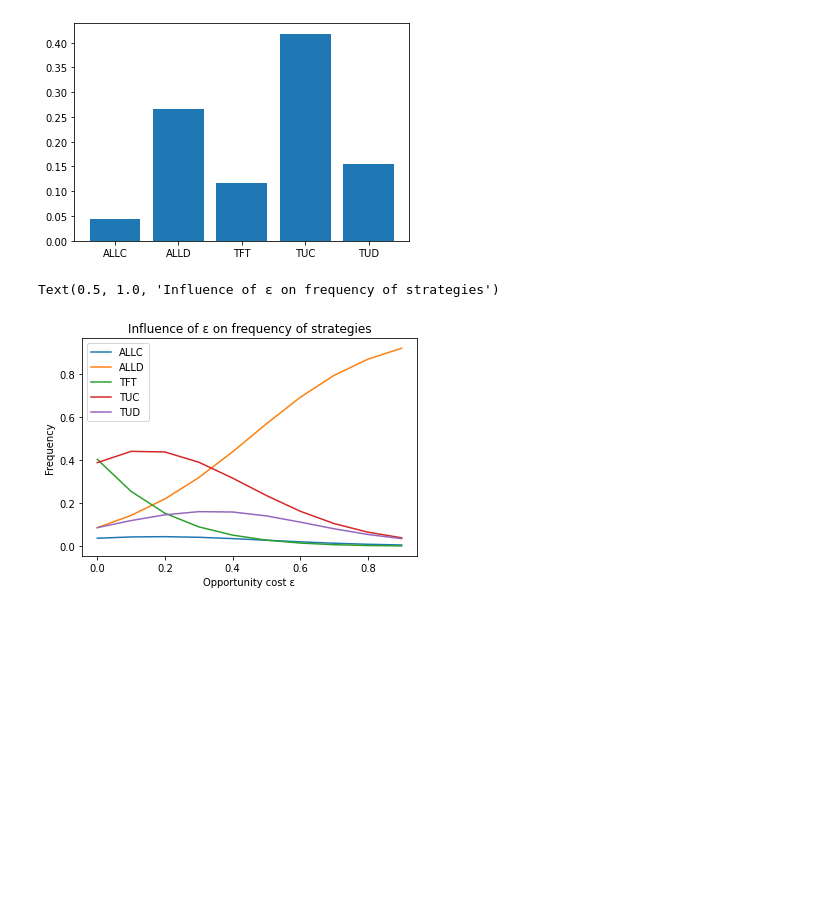
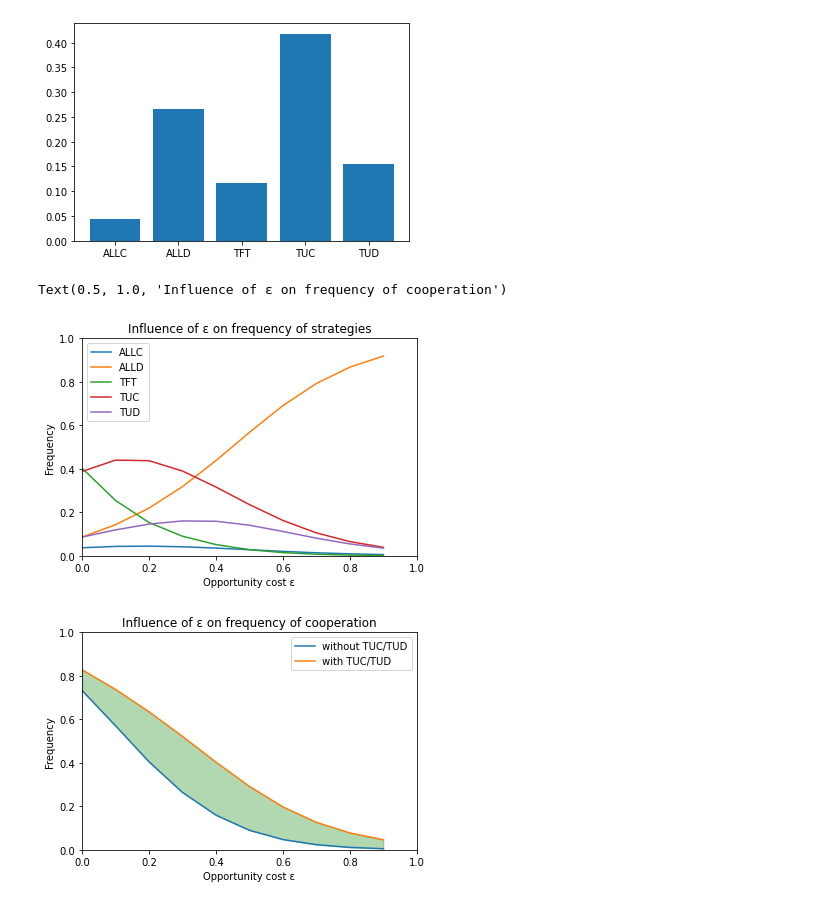
Before and after one commit to ErinnVdSande/CGT-Project, a Jupyter notebook: Project.ipynb, the cells around one changed output. Drawn from its saved outputs; the diff is of its cells as text; code cells hidden in the pictures; blank space fills up the shorter version.

```diff
--- a/Project.ipynb
+++ b/Project.ipynb
@@ -88,36 +88,53 @@ ax.bar(["ALLC","ALLD","TFT","TUC","TUD"],[*stationary_SML])
 [figure]
 # %%
 # for the frequencies of strategies
-fig_freq,ax_freq = plt.subplots()
+fig_strat,ax_strat = plt.subplots()
 epsilons = np.arange(0,1,0.1)
 results_with = np.zeros((nb_strategies_with,len(epsilons)))
 # for the frequency of cooperation
+fig_coop,ax_coop = plt.subplots()
 results_without = np.zeros((nb_strategies_without,len(epsilons)))
 for pos in range(len(epsilons)):
     # for all strategies
     epsilon = epsilons[pos]
     pay_off = calculate_pay_off(R,S,T,P,theta,p,epsilon,gamma)
     evolver = egt.analytical.StochDynamics(nb_strategies_with, pay_off, Z)
     evolver.mu = 0
     stationary_SML = evolver.calculate_stationary_distribution(beta)
     for strategy,v in zip(range(nb_strategies_with),stationary_SML):
         results_with[strategy][pos] = v
     # for all strategies except TUC and TUD
     epsilon = epsilons[pos]
     pay_off = calculate_pay_off(R,S,T,P,theta,p,epsilon,gamma)
     evolver = egt.analytical.StochDynamics(nb_strategies_without, pay_off, Z)
     evolver.mu = 0
     stationary_SML = evolver.calculate_stationary_distribution(beta)
     for strategy,v in zip(range(nb_strategies_without),stationary_SML):
         results_without[strategy][pos] = v
 # for the frequencies of strategies
 for pos in range(nb_strategies_with):
-    ax_freq.plot(epsilons,results_with[pos],label = strategies[pos])
-ax_freq.legend()
-ax_freq.set_xlabel("Opportunity cost \u03B5")
-ax_freq.set_ylabel("Frequency")
-ax_freq.set_title("Influence of \u03B5 on frequency of strategies")
+    ax_strat.plot(epsilons,results_with[pos],label = strategies[pos])
+ax_strat.legend()
+ax_strat.set_xlabel("Opportunity cost \u03B5")
+ax_strat.set_ylabel("Frequency")
+ax_strat.set_xlim(0,1)
+ax_strat.set_ylim(0,1)
+ax_strat.set_title("Influence of \u03B5 on frequency of strategies")
 # for the frequency of cooperation
+without_trust = np.array([results_without[0][pos] + results_without[2][pos] for pos in range(len(epsilons))])
+with_trust = np.array([results_with[0][pos] + results_with[2][pos] + results_with[3][pos] for pos in range(len(epsilons))])
+ax_coop.plot(epsilons,without_trust,label = "without TUC/TUD")
+ax_coop.plot(epsilons,with_trust,label = "with TUC/TUD")
+ax_coop.fill_between(epsilons, with_trust, without_trust, where=(with_trust > without_trust), color='green', alpha=0.3)
+ax_coop.fill_between(epsilons, with_trust, without_trust, where=(with_trust < without_trust), color='red', alpha=0.3)
+
+ax_coop.legend()
+ax_coop.set_xlim(0,1)
+ax_coop.set_ylim(0,1)
+ax_coop.set_xlabel("Opportunity cost \u03B5")
+ax_coop.set_ylabel("Frequency")
+ax_coop.set_title("Influence of \u03B5 on frequency of cooperation")
 # %% [output]
-Text(0.5, 1.0, 'Influence of ε on frequency of strategies')
+Text(0.5, 1.0, 'Influence of ε on frequency of cooperation')
-[figure, old version]
+[figure, new version]
+[figure, added]
```
